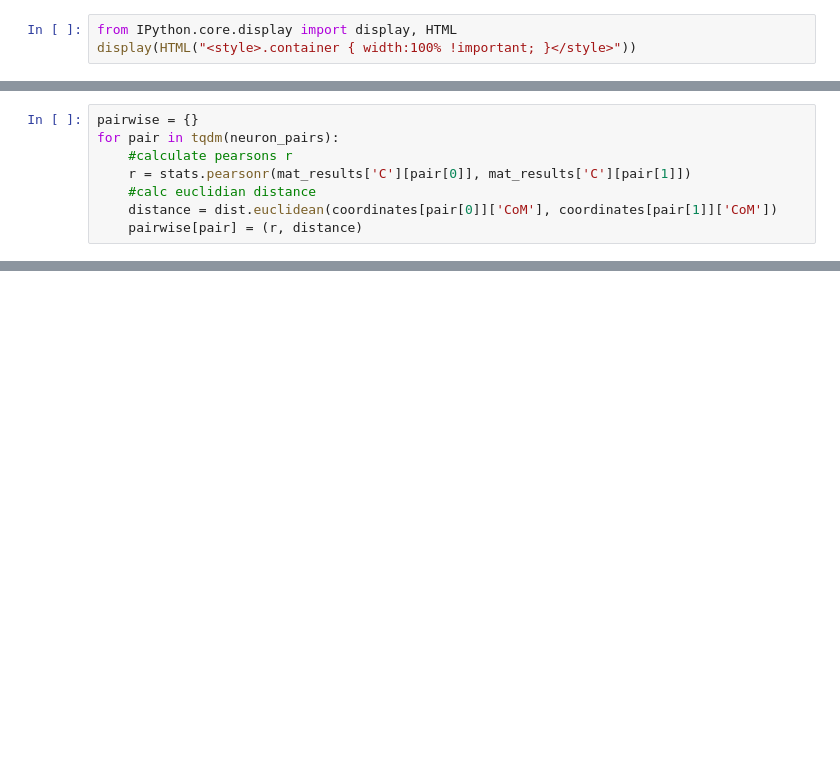
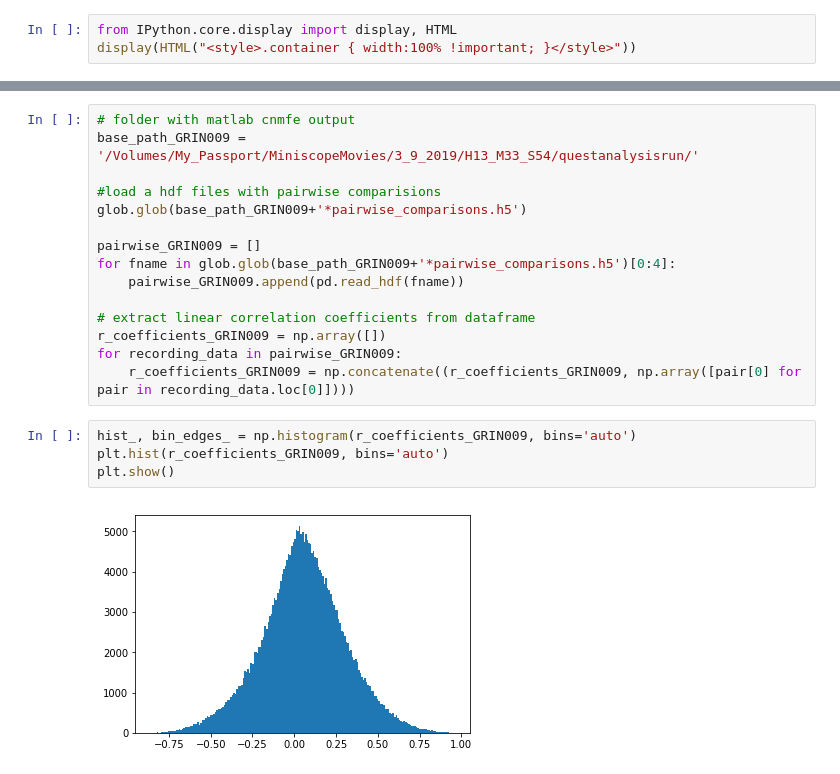
Before and after one commit to santiagochacin/post_cmfe_analysis, a Jupyter notebook: analyze_cnmfe_matlab_output.ipynb, the cells around one changed output, grey strips where cells are left out. Cells and saved outputs as stored; diff of their text form; blank space fills up the shorter version.

```diff
--- a/analyze_cnmfe_matlab_output.ipynb
+++ b/analyze_cnmfe_matlab_output.ipynb
@@ -61,8 +48,0 @@ for i in range(len(coordinates)):
-# %%
-pairwise = {}
-for pair in tqdm(neuron_pairs):
-    #calculate pearsons r
-    r = stats.pearsonr(mat_results['C'][pair[0]], mat_results['C'][pair[1]])
-    #calc euclidian distance
-    distance = dist.euclidean(coordinates[pair[0]]['CoM'], coordinates[pair[1]]['CoM'])
-    pairwise[pair] = (r, distance)
@@ -91,0 +61,21 @@ plt.show()
+# %%
+# folder with matlab cnmfe output
+base_path_GRIN009 = '/Volumes/My_Passport/MiniscopeMovies/3_9_2019/H13_M33_S54/questanalysisrun/'
+
+#load a hdf files with pairwise comparisions
+glob.glob(base_path_GRIN009+'*pairwise_comparisons.h5')
+
+pairwise_GRIN009 = []
+for fname in glob.glob(base_path_GRIN009+'*pairwise_comparisons.h5')[0:4]:
+    pairwise_GRIN009.append(pd.read_hdf(fname))
+
+# extract linear correlation coefficients from dataframe
+r_coefficients_GRIN009 = np.array([])
+for recording_data in pairwise_GRIN009:
+    r_coefficients_GRIN009 = np.concatenate((r_coefficients_GRIN009, np.array([pair[0] for pair in recording_data.loc[0]])))
+# %%
+hist_, bin_edges_ = np.histogram(r_coefficients_GRIN009, bins='auto')
+plt.hist(r_coefficients_GRIN009, bins='auto')
+plt.show()
+# %% [output]
+[figure, added]
```
Also changed, not shown: parts of 19 cells of this notebook, 1 other file.
